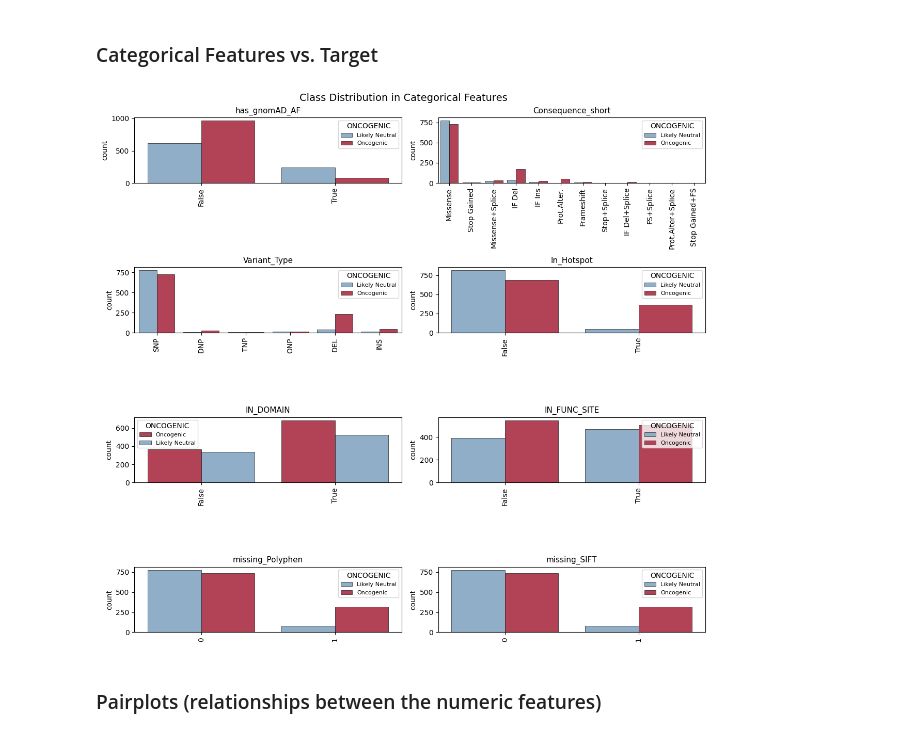
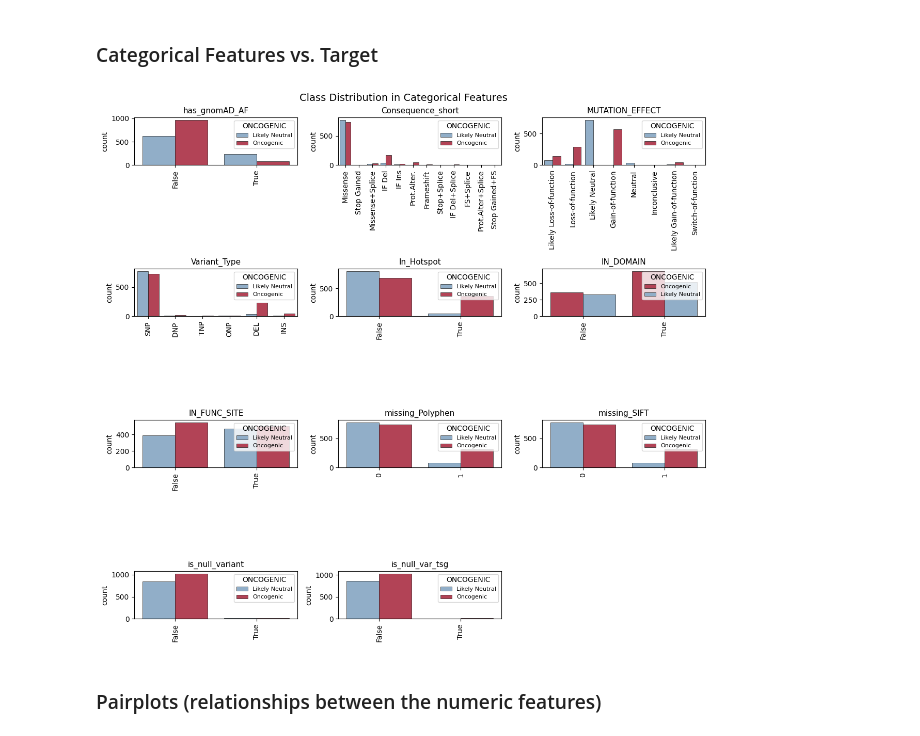
Before and after one commit to anekleiven/machine_learning_pipeline, a Jupyter notebook: 02_Exploratory_Analysis.ipynb, the cells around one changed output. Drawn from its saved outputs; the diff is of its cells as text; code cells hidden in the pictures.

Commit message:
update exploratory analysis with new features, check mutual information

```diff
--- a/02_Exploratory_Analysis.ipynb
+++ b/02_Exploratory_Analysis.ipynb
@@ -188,9 +195,11 @@ plt.show()
 # %% [markdown]
 ### Binary Feature Distributions
 # %%
-binary_cols = ["IN_DOMAIN", "IN_FUNC_SITE", "In_Hotspot", "has_gnomAD_AF", "missing_SIFT", "missing_Polyphen"]
+binary_cols = ["IN_DOMAIN", "IN_FUNC_SITE", "In_Hotspot", "has_gnomAD_AF", "missing_SIFT", "missing_Polyphen", "is_null_variant", "is_null_var_tsg"]
 
-fig, axes = plt.subplots(1, len(binary_cols), figsize=(12, 3))
+fig, axes = plt.subplots(2,4, figsize=(12,6))
+
+axes = axes.flatten()
 
 for i, col in enumerate(binary_cols):
     sns.countplot(x=col, data=ml_data, ax=axes[i],
@@ -296,0 +351,22 @@ Negative correlation: SIFT_Score and Polyphen_Score, SIFT_Score and n_protein_do
+# %%
+categorical_cols = ['has_gnomAD_AF','Consequence_short', 'MUTATION_EFFECT',
+                    'Variant_Type', 'In_Hotspot','IN_DOMAIN',
+                    'IN_FUNC_SITE', 'missing_Polyphen','missing_SIFT',
+                    'is_null_variant', 'is_null_var_tsg'
+                    ]
+
+# Create copy of data
+mi_cat_data = ml_data[categorical_cols].copy()
+
+# Encode each column
+le = LabelEncoder()
+for col in categorical_cols:
+    mi_cat_data[col] = le.fit_transform(mi_cat_data[col].astype(str))
+
+# Calculate MI
+y = le.fit_transform(ml_data["ONCOGENIC"])
+mi_scores_cat = mutual_info_classif(mi_cat_data, y, discrete_features=True, random_state=42)
+
+# Get results
+mi_cat_results = pd.DataFrame({'Feature': categorical_cols, 'MI Score': mi_scores_cat})
+print(mi_cat_results.sort_values(by='MI Score', ascending=False))
@@ -331,36 +422,37 @@ plt.show()
 # %%
 palette = {
     "Oncogenic"      : "#c4314a",
     "Likely Neutral" : "#88aed1",
 }
 
-categorical_cols = ['has_gnomAD_AF','Consequence_short', 'Variant_Type',
-                    'In_Hotspot','IN_DOMAIN', 'IN_FUNC_SITE',
-                    'missing_Polyphen','missing_SIFT'
+categorical_cols = ['has_gnomAD_AF','Consequence_short', 'MUTATION_EFFECT',
+                    'Variant_Type', 'In_Hotspot','IN_DOMAIN',
+                    'IN_FUNC_SITE', 'missing_Polyphen','missing_SIFT',
+                    'is_null_variant', 'is_null_var_tsg'
                     ]
 
-fig, axes = plt.subplots(4,2, figsize=(12,11))
+fig, axes = plt.subplots(4,3, figsize=(12,11))
 axes=axes.flatten()
 
 for i, col in enumerate(categorical_cols):
   sns.countplot(data=ml_data, x=col, hue="ONCOGENIC",
                 palette=palette, ax=axes[i],
                 edgecolor="0.1", linewidth=0.5)
   axes[i].set_title(col, fontsize=11)
   axes[i].set_xlabel("")
   axes[i].tick_params(axis="x", rotation=90)
   axes[i].legend(title="ONCOGENIC", fontsize=8)
 
 for j in range(len(categorical_cols), len(axes)):
   axes[j].set_visible(False)
 
 plt.suptitle("Class Distribution in Categorical Features", fontsize=14)
 
 plt.tight_layout()
 plt.savefig("plots/barplots_classes.png", dpi=300)
 plt.show()
 # %% [output]
-[figure, old version]
+[figure, new version]
 # %% [markdown]
 ### Pairplots (relationships between the numeric features)
 # %%
```
Also changed, not shown: parts of 14 cells of this notebook, 6 other files.
